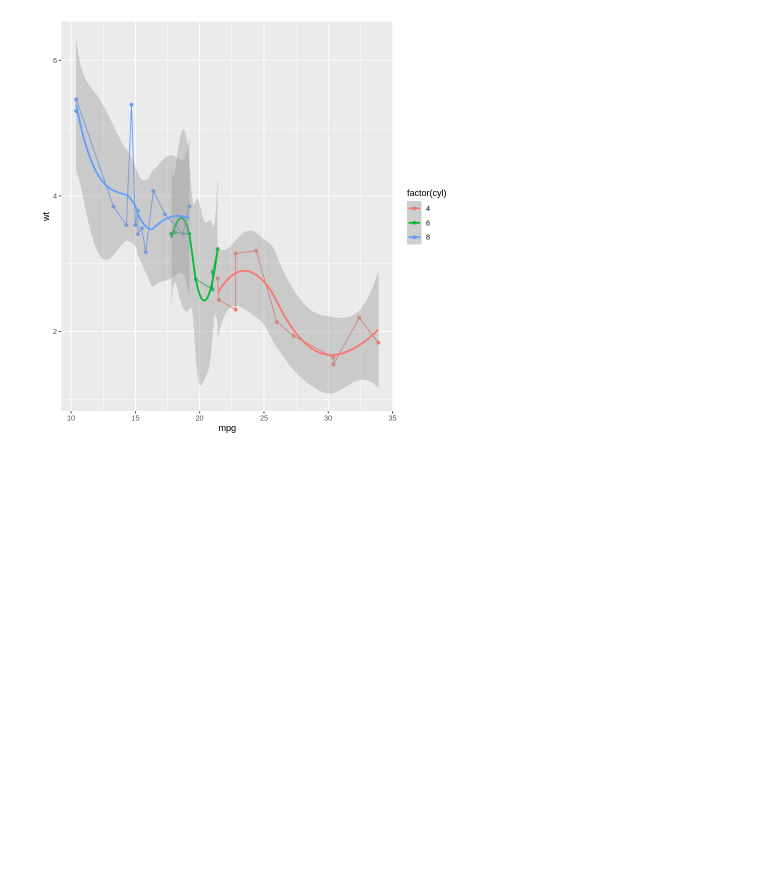
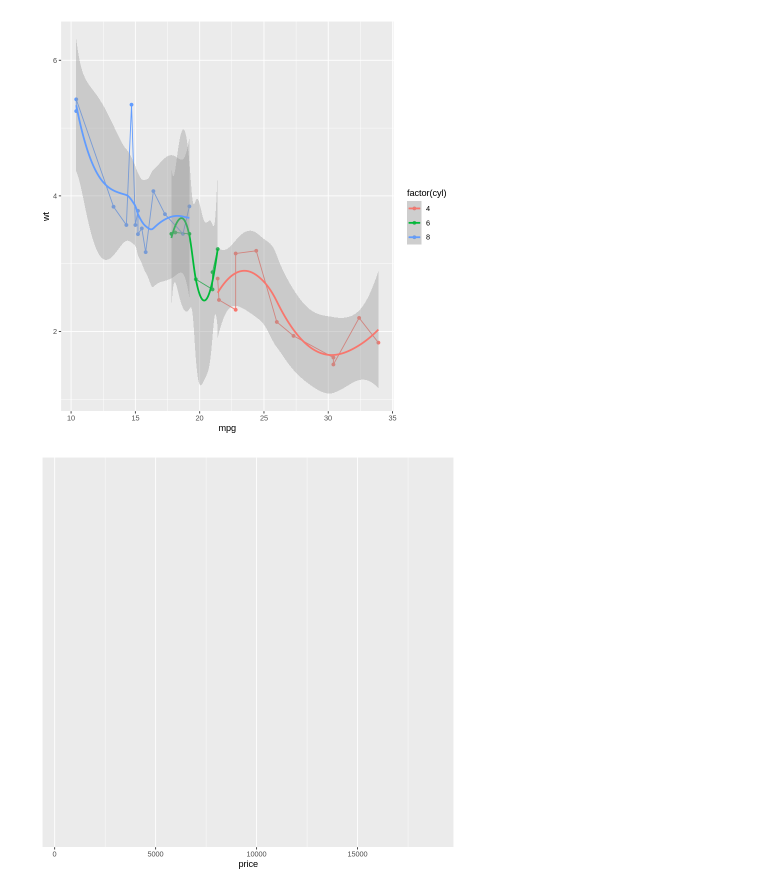
Before and after one commit to gyujin0450/RPRG_PartII, a Jupyter notebook: p259_기하학적기법시각화.ipynb, the cells around one changed output. Drawn from its saved outputs; the diff is of its cells as text; code cells hidden in the pictures; blank space fills up the shorter version.

```diff
--- a/p259_기하학적기법시각화.ipynb
+++ b/p259_기하학적기법시각화.ipynb
@@ -330,3 +330,9 @@ p + geom_point() + geom_line() + geom_smooth()
 # %% [output]
 `geom_smooth()` using method = 'loess' and formula 'y ~ x'
 [figure]
+# %%
+# 미적 요소 맵핑과 기하학적 객체 적용
+p <- ggplot(diamonds, aes(price))
+p
+# %% [output]
+[figure, added]
```
Also changed, not shown: parts of 12 cells of this notebook.
